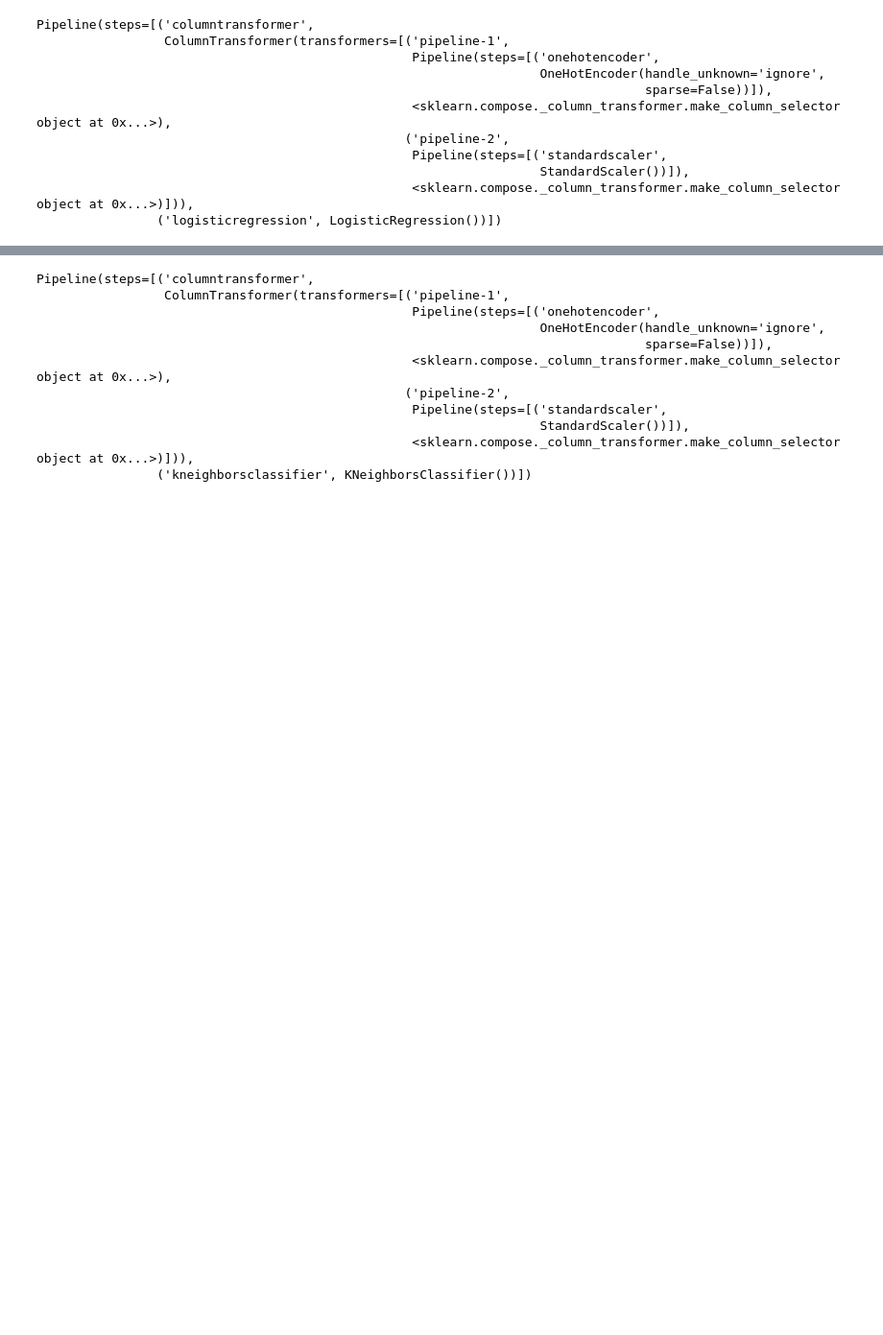
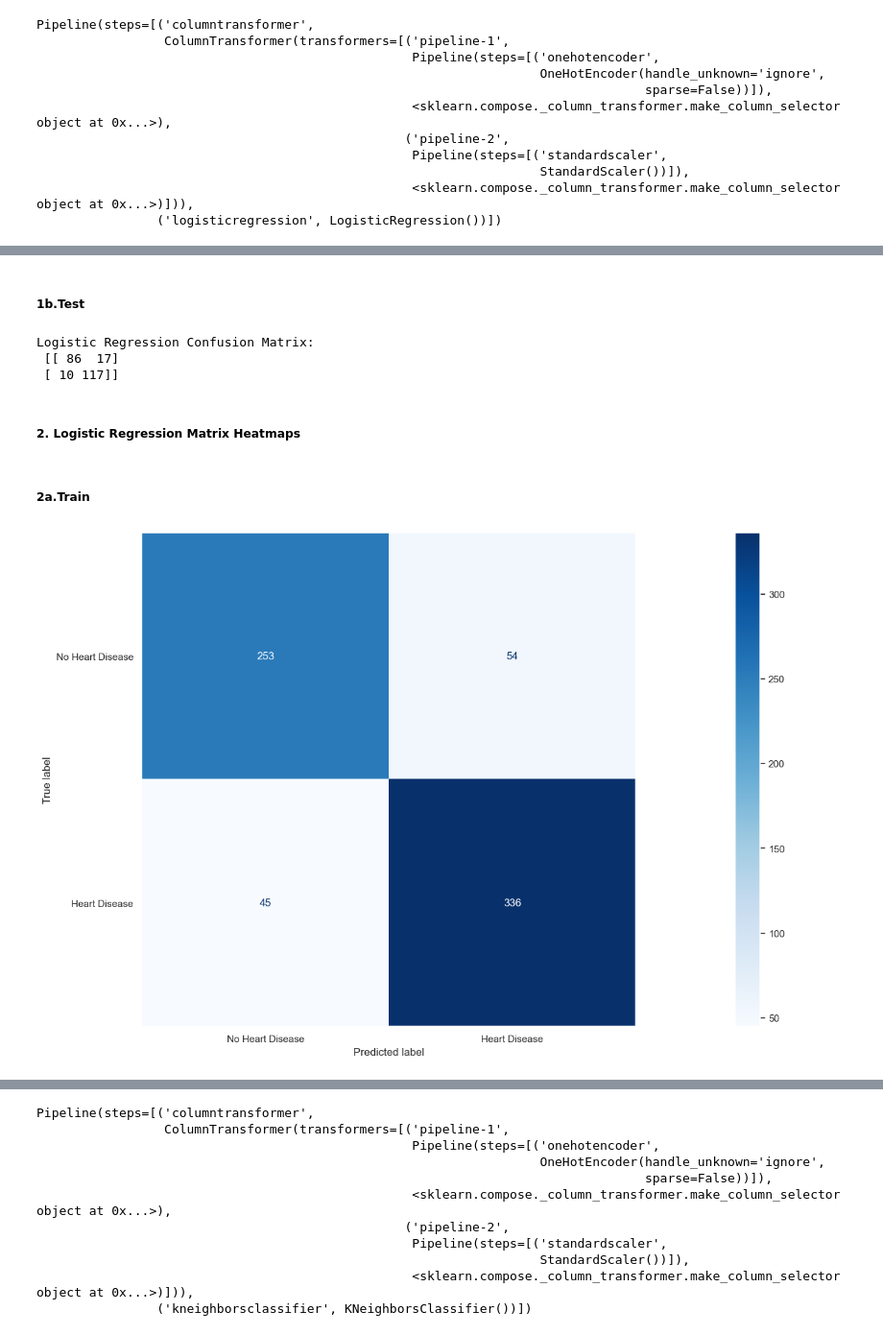
Before and after one commit to PaulLipska/Coding_Dojo_Project_2, a Jupyter notebook: Project2_Part_1.ipynb, the cells around one changed output, grey strips where cells are left out. Shown at 96% size. Cells and saved outputs as stored; diff of their text form; code cells hidden in the pictures; blank space fills up the shorter version.

```diff
--- a/Project2_Part_1.ipynb
+++ b/Project2_Part_1.ipynb
@@ -643,0 +647,5 @@ Pipeline(steps=[('columntransformer',
+# %%
+## Save the model's predictions for the train dataset
+log_reg_train_preds = log_reg_pipe.predict(X_train)
+## Save the model's predictions for the test dataset
+log_reg_test_preds = log_reg_pipe.predict(X_test)
@@ -643,0 +664,2 @@ Pipeline(steps=[('columntransformer',
+# %% [markdown]
+##### 1b.Test
@@ -643,0 +669,20 @@ Pipeline(steps=[('columntransformer',
+# %%
+# Display the normalized Confusion Matrices
+print(f'Logistic Regression Confusion Matrix:\n {log_reg_test_confusion_matrix}')
+# %% [output]
+Logistic Regression Confusion Matrix:
+ [[ 86  17]
+ [ 10 117]]
+# %% [markdown]
+##### 2. Logistic Regression Matrix Heatmaps
+# %% [markdown]
+##### 2a.Train
+# %%
+# Create and display a confusion matrix
+ConfusionMatrixDisplay.from_predictions(y_train, log_reg_train_preds,
+                                        display_labels=labels,
+                                        cmap='Blues' # default is 'Viridis'
+                                        );
+plt.grid(False)
+# %% [output]
+[figure, added]
```
Also changed, not shown: parts of 47 cells of this notebook.
